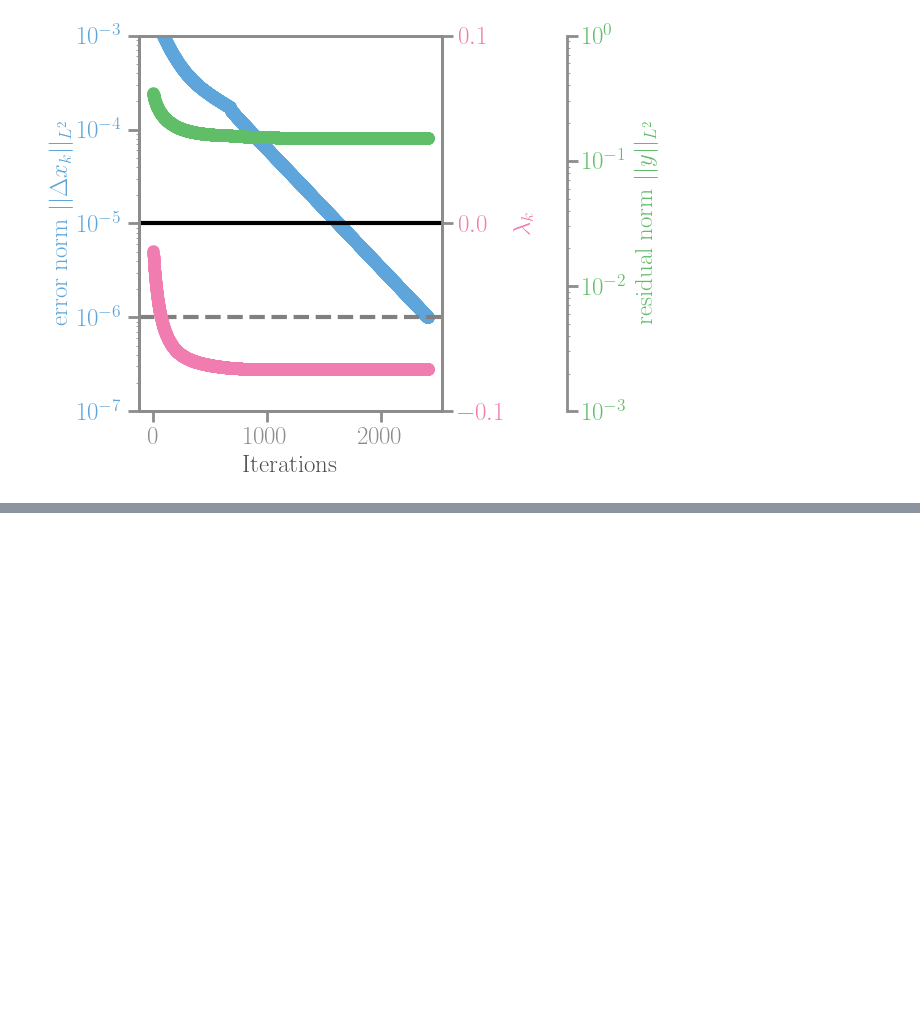
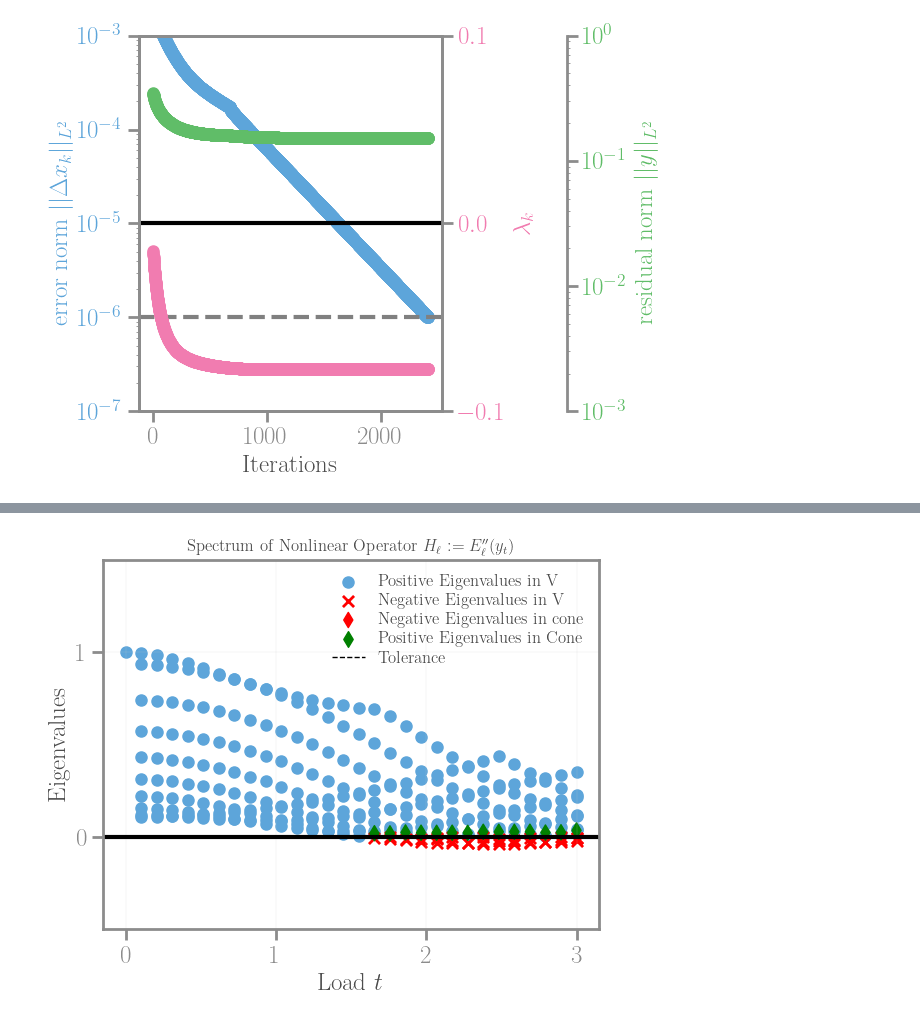
Before and after one commit to kumiori/irrevolutions, a Jupyter notebook: playground/nb/1d-fundamental-bar.ipynb, the cells around one changed output, grey strips where cells are left out. Cells and saved outputs as stored; diff of their text form; code cells hidden in the pictures; blank space fills up the shorter version.

```diff
--- a/playground/nb/1d-fundamental-bar.ipynb
+++ b/playground/nb/1d-fundamental-bar.ipynb
@@ -1055,0 +1063,6 @@ fig.savefig('test_1d_stability-spa.png')
+# %%
+experiment = '../../playground/benchmark-umut-at2/output/thinfilm-1d/MPI-1/7f4361886184f3c6791fe16bf4f4b3f2'
+params, data, signature = pp.load_data(experiment)
+ax = pp.plot_operator_spectrum(data, params)
+# %% [output]
+[figure, added]
```
Also changed, not shown: parts of 5 cells of this notebook, 2 other files.
